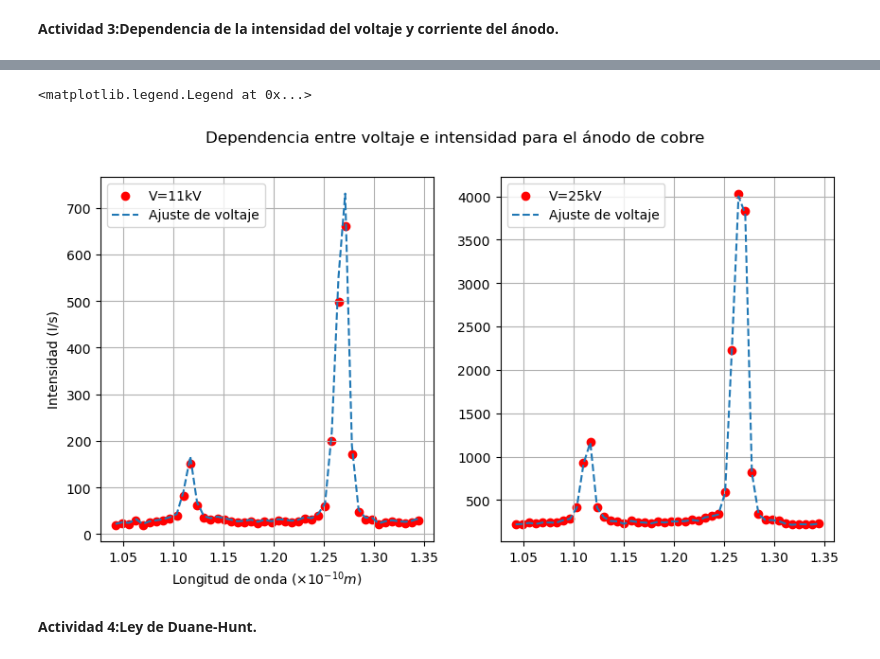
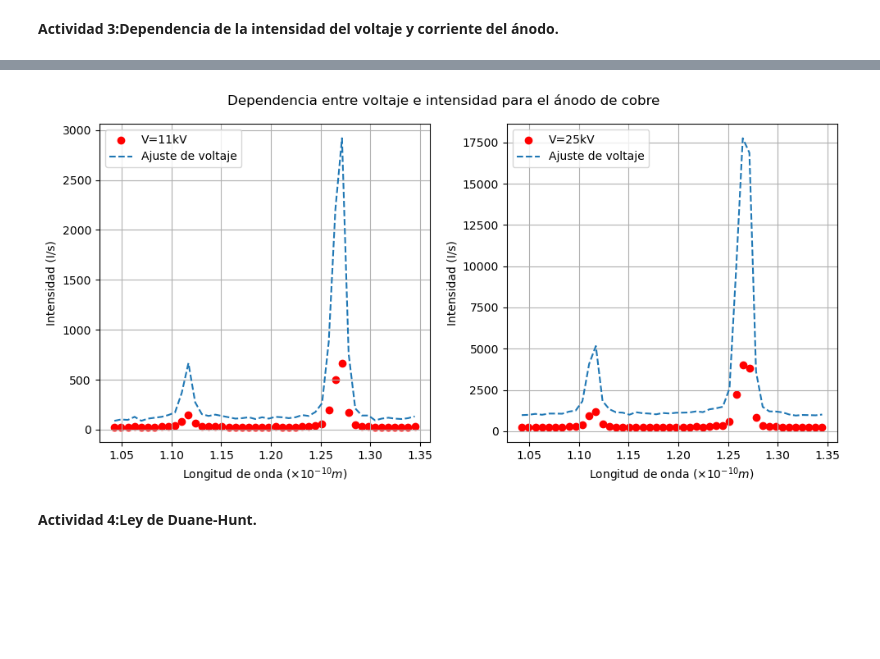
Before and after one commit to ccuellarn/Laboratorio-Intermedio---Pr-cticas20242, a Jupyter notebook: Rayos X/Rayos X.ipynb, the cells around one changed output, grey strips where cells are left out. Saved outputs shown, nothing was run; the diff lists cells and outputs as text; code cells hidden in the pictures; blank space fills up the shorter version.

```diff
--- a/Rayos X/Rayos X.ipynb
+++ b/Rayos X/Rayos X.ipynb
@@ -495,7 +485,7 @@ covV = []
 FitV = []
 IA = np.arange(0.1,1,0.1) #Valores de corriente
 
-#Hallar longitudes de onda para cada ángulo
+#Hallar longitudes de onda para cada ángulo, no es necesario dividir por ningún orden ya que los ángulos de incidencia trabajados están dentro del rango de n=1
 for i in range(0,len(Data2A3['Ang'])):
     xI.append(2*dZn*(np.sin(np.radians(Data1A3['Ang'][i]-2.0))))
 
@@ -503,23 +493,26 @@ for i in range(0,len(Data2A3['Ang'])):
     xV.append(2*dZn*(np.sin(np.radians(Data2A3['Ang'][i]-2.0))))
 
 #Ajuste de cada tipo para la grafica con corriente constante: Corriente del ánodo 1mA
-def U(I,b):
-    return I*(1/(b))
+def UI(I,b):
+    return (I*(1/(b*1e-1)))**(2/3)+9.979
+
+def UV(I,b):
+    return I*(1/(b*1e-1))
 
 for i in range(0,len(uaI)):
-    popt, pcov = curve_fit(U,xdata=xI, ydata=Icon[i])
+    popt, pcov = curve_fit(UI,xdata=xI, ydata=Icon[i])
     b = popt[0]
-    bI.append(round(b,5))
+    bI.append(round(b,3))
     covI.append(np.sqrt(np.diag(pcov)))
-    F = U(Icon[i],b*10*(uaI[i]-9.979)**(3/2))
+    F = UI(Icon[i],b*uaI[i])
     FitI.append(F)
 
 for i in range(0,len(IA)):
-    popt, pcov = curve_fit(U,xdata=xV, ydata=Vcon[i])
+    popt, pcov = curve_fit(UV,xdata=xV, ydata=Vcon[i])
     b = popt[0]
     bV.append(round(b,5))
     covV.append(np.sqrt(np.diag(pcov)))
-    F = U(Vcon[i],b*IA[i])
+    F = UV(Vcon[i],b*IA[i]*(35-9.979)**(3/2))
     FitV.append(F)
 
 print("Los valores de la constante 1/b manteniendo corriente constante halladas fueron: {}".format(bI))
@@ -528,6 +521,5 @@ print("Los valores de error en el cálculo de cada constante b fueron: {}".forma
 print("Los valores de la constante 1/b manteniendo voltaje constante halladas fueron: {}".format(bV))
 print("Los valores de error en el cálculo de cada constante b fueron: {}".format(covV))
 
-# np.mean(bV)
 # np.mean(covV)
 # %% [output]
@@ -563,27 +588,28 @@ ax2.legend()
 # %%
 #Grafico
 fig = plt.figure(figsize = (10, 5))
 fig.suptitle('Dependencia entre voltaje e intensidad para el ánodo de cobre')
 ax1 = fig.add_subplot(121)
 ax2 = fig.add_subplot(122)
 
 
 ax1.scatter(xV,Vcon[0],label='V=11kV',color='r')
-ax1.plot(xV,FitV[0]*0.002,'--',label='Ajuste de voltaje')
+ax1.plot(xV,FitV[0],'--',label='Ajuste de voltaje')
 ax1.set_xlabel(r"Longitud de onda $(\times 10^{-10}m)$")
 ax1.set_ylabel('Intensidad (I/s)')
 ax1.grid()
 ax1.legend()
 
 ax2.scatter(xV,Vcon[7],label='V=25kV',color='r')
-ax2.plot(xV,FitV[7]*0.0018,'--',label='Ajuste de voltaje')
-ax1.set_xlabel(r"Longitud de onda $(\times 10^{-10}m)$")
-ax1.set_ylabel('Intensidad (I/s)')
+ax2.plot(xV,FitV[7],'--',label='Ajuste de voltaje')
+ax2.set_xlabel(r"Longitud de onda $(\times 10^{-10}m)$")
+ax2.set_ylabel('Intensidad (I/s)')
 ax2.grid()
 ax2.legend()
+
+fig.tight_layout()
 # %% [output]
-<matplotlib.legend.Legend at 0x...>
-[figure, old version]
+[figure, new version]
 # %% [markdown]
 **Actividad 4:Ley de Duane-Hunt.**
 # %%
```
Also changed, not shown: parts of 8 cells of this notebook, 1 other file.
